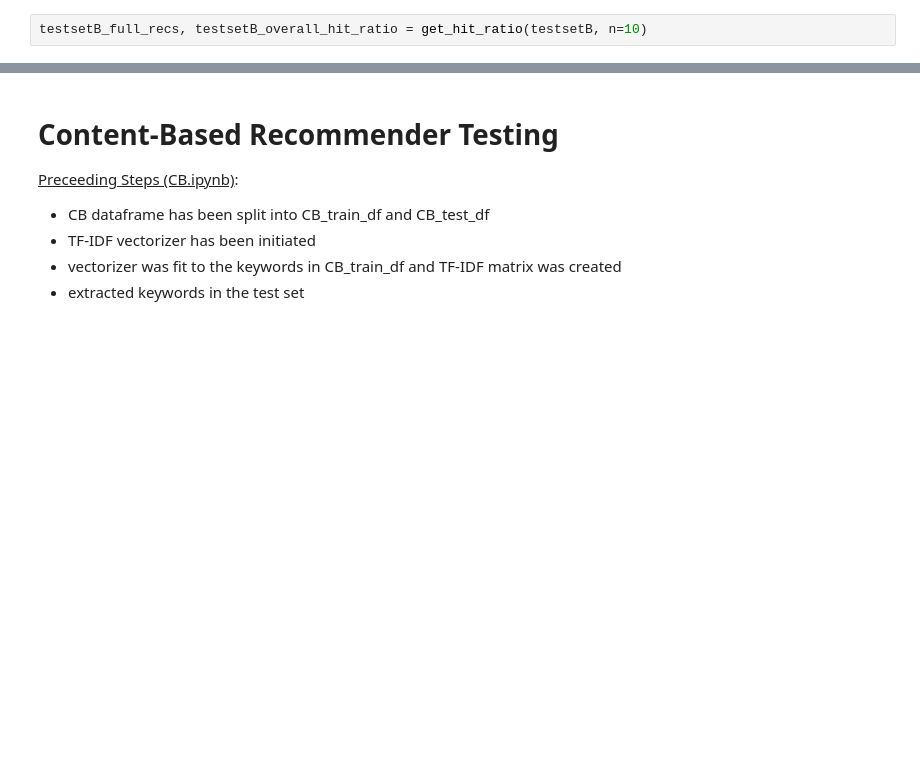
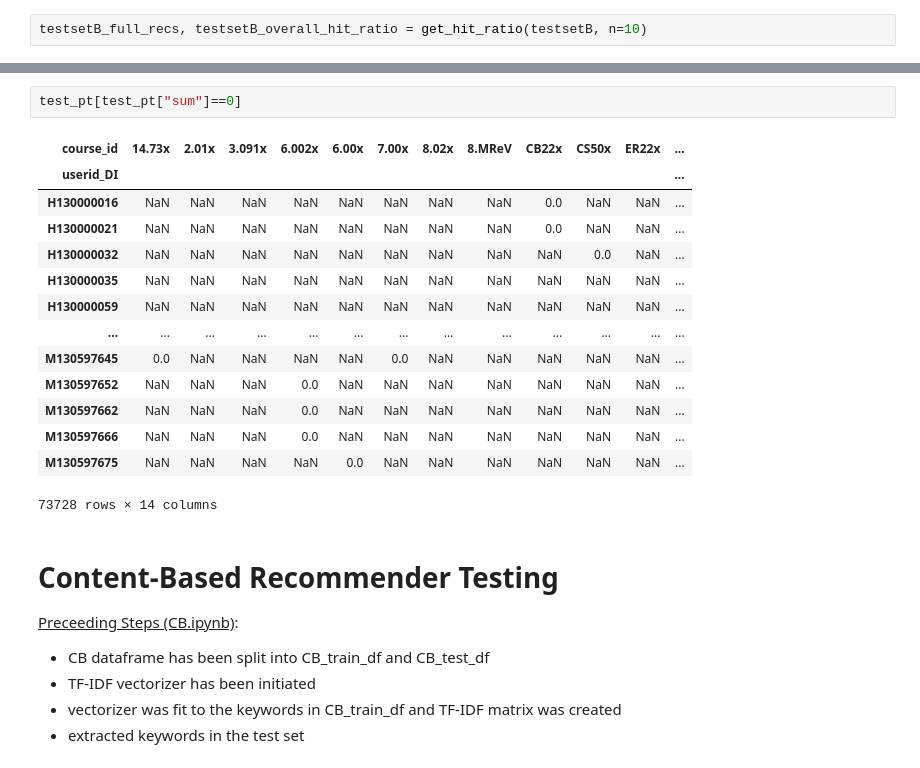
Before and after one commit to ainica/CM3070, a Jupyter notebook: reommender_main.ipynb, the cells around one changed output, grey strips where cells are left out. Drawn from its saved outputs; the diff is of its cells as text; blank space fills up the shorter version.

```diff
--- a/reommender_main.ipynb
+++ b/reommender_main.ipynb
@@ -307,4 +297,21 @@ Hit ratio: 0.955
 -------------------------------------------------
+# %%
+test_pt[test_pt["sum"]==0]
+# %% [output]
+| course_id | 14.73x | 2.01x | 3.091x | 6.002x | 6.00x | 7.00x | 8.02x | 8.MReV | CB22x | CS50x | ER22x | ... |
+| userid_DI |  |  |  |  |  |  |  |  |  |  |  | ... |
+| H130000016 | NaN | NaN | NaN | NaN | NaN | NaN | NaN | NaN | 0.0 | NaN | NaN | ... |
+| H130000021 | NaN | NaN | NaN | NaN | NaN | NaN | NaN | NaN | 0.0 | NaN | NaN | ... |
+| H130000032 | NaN | NaN | NaN | NaN | NaN | NaN | NaN | NaN | NaN | 0.0 | NaN | ... |
+| H130000035 | NaN | NaN | NaN | NaN | NaN | NaN | NaN | NaN | NaN | NaN | NaN | ... |
+| H130000059 | NaN | NaN | NaN | NaN | NaN | NaN | NaN | NaN | NaN | NaN | NaN | ... |
+| ... | ... | ... | ... | ... | ... | ... | ... | ... | ... | ... | ... | ... |
+| M130597645 | 0.0 | NaN | NaN | NaN | NaN | 0.0 | NaN | NaN | NaN | NaN | NaN | ... |
+| M130597652 | NaN | NaN | NaN | 0.0 | NaN | NaN | NaN | NaN | NaN | NaN | NaN | ... |
+| M130597662 | NaN | NaN | NaN | 0.0 | NaN | NaN | NaN | NaN | NaN | NaN | NaN | ... |
+| M130597666 | NaN | NaN | NaN | 0.0 | NaN | NaN | NaN | NaN | NaN | NaN | NaN | ... |
+| M130597675 | NaN | NaN | NaN | NaN | 0.0 | NaN | NaN | NaN | NaN | NaN | NaN | ... |
+73728 rows × 14 columns
 # %% [markdown]
 # Content-Based Recommender Testing #
 
```
Also changed, not shown: parts of 35 cells of this notebook, 2 other files.
